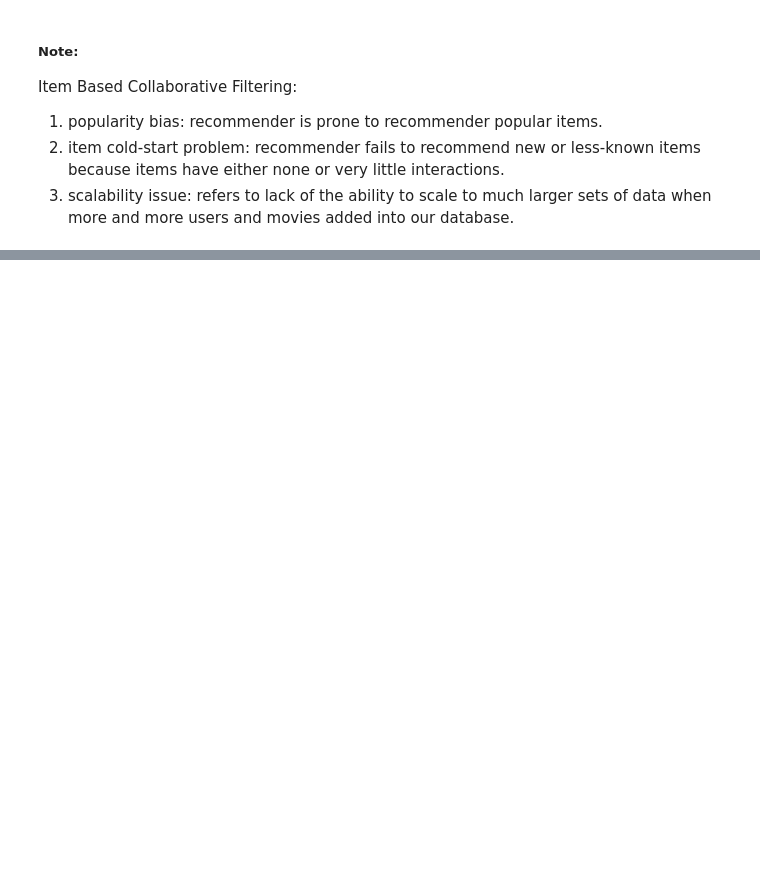
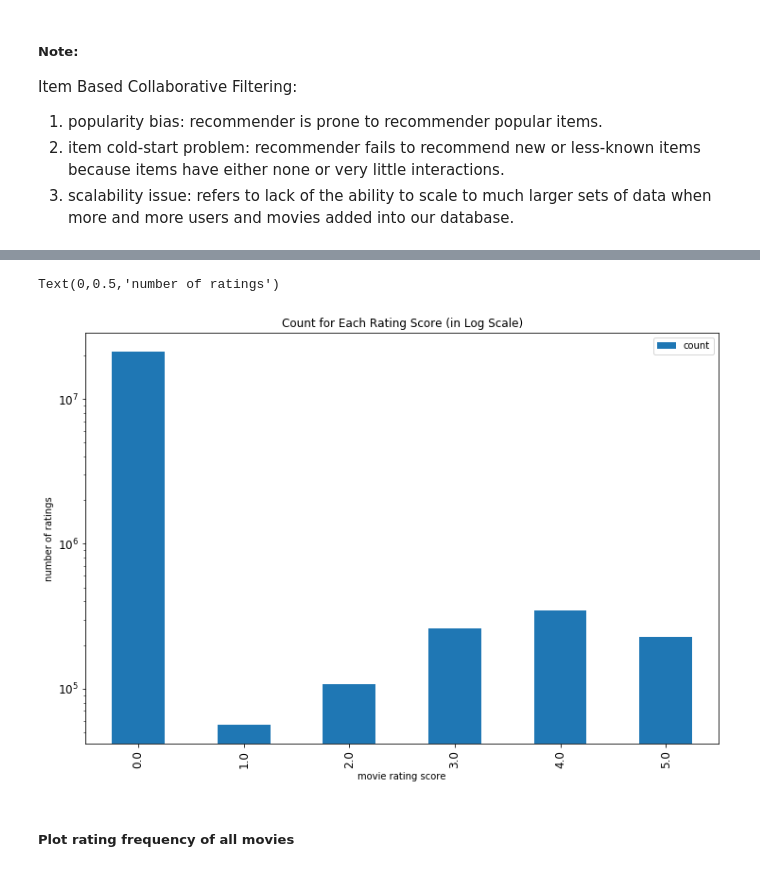
Before and after one commit to kadriansyah/notebook, a Jupyter notebook: recommender-knn.ipynb, the cells around one changed output, grey strips where cells are left out. Drawn from its saved outputs; the diff is of its cells as text; code cells hidden in the pictures; blank space fills up the shorter version.

```diff
--- a/recommender-knn.ipynb
+++ b/recommender-knn.ipynb
@@ -279,0 +283,4 @@ Item Based Collaborative Filtering:
+# %%
+num_users = len(ratings.uid.unique())
+num_items = len(ratings.mid.unique())
+print('There are {} unique users and {} unique movies in this data set'.format(num_users, num_items))
@@ -279,0 +289,4 @@ Item Based Collaborative Filtering:
+# %%
+# get count
+ratings_cnt_tmp = pd.DataFrame(ratings.groupby('rating').size(), columns=['count'])
+ratings_cnt_tmp
@@ -279,0 +301,7 @@ Item Based Collaborative Filtering:
+# %%
+# there are a lot more counts in rating of zero
+total_cnt = num_users * num_items
+rating_zero_cnt = total_cnt - ratings.shape[0]
+# append counts of zero rating to df_ratings_cnt
+ratings_cnt = ratings_cnt_tmp.append( pd.DataFrame({'count': rating_zero_cnt}, index=[0.0]),verify_integrity=True,).sort_index()
+ratings_cnt
@@ -279,0 +316,4 @@ Item Based Collaborative Filtering:
+# %%
+# add log count
+ratings_cnt['log_count'] = np.log(ratings_cnt['count'])
+ratings_cnt
@@ -279,0 +328,17 @@ Item Based Collaborative Filtering:
+# %%
+ax = ratings_cnt[['count']].reset_index().rename(columns={'index': 'rating score'}).plot(
+    x = 'rating score',
+    y = 'count',
+    kind = 'bar',
+    figsize = (12, 8),
+    title = 'Count for Each Rating Score (in Log Scale)',
+    logy = True,
+    fontsize = 12,
+)
+ax.set_xlabel("movie rating score")
+ax.set_ylabel("number of ratings")
+# %% [output]
+Text(0,0.5,'number of ratings')
+[figure, added]
+# %% [markdown]
+##### Plot rating frequency of all movies
```
Also changed, not shown: parts of 16 cells of this notebook, 5 other files.
